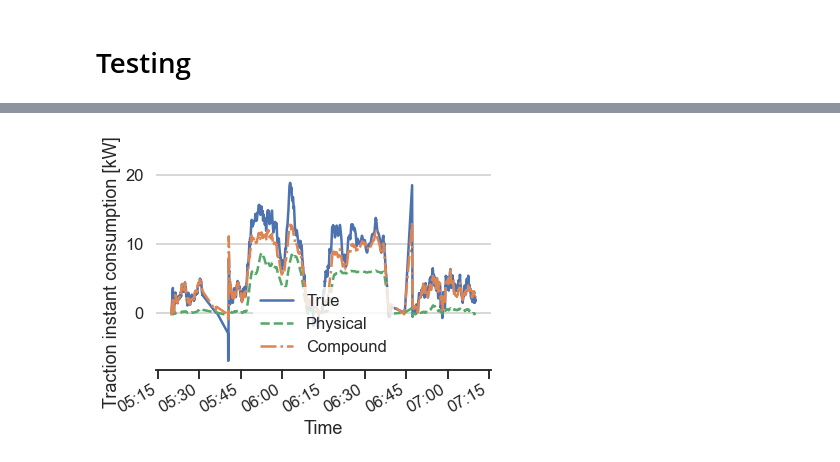
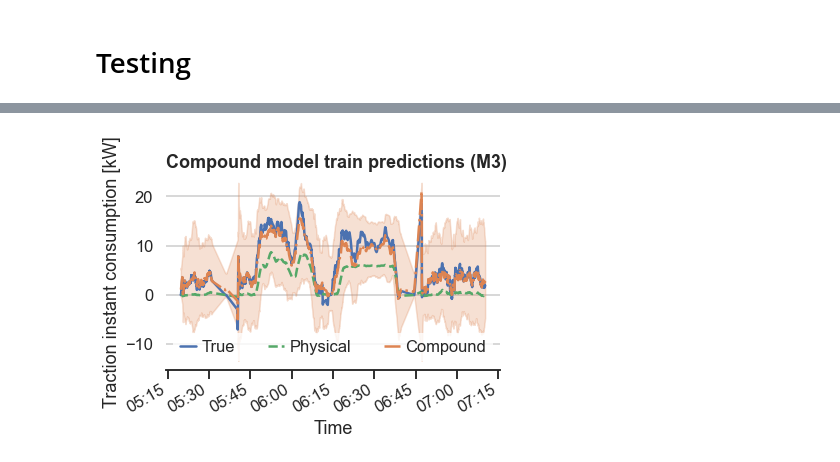
Before and after one commit to simonmoesorensen/energy-consumption-project, a Jupyter notebook: notebooks/combined_model.ipynb, the cells around one changed output, grey strips where cells are left out. Saved outputs shown, nothing was run; the diff lists cells and outputs as text; code cells hidden in the pictures.

```diff
--- a/notebooks/combined_model.ipynb
+++ b/notebooks/combined_model.ipynb
@@ -233,24 +271,48 @@ print(r2_score(df_test['traction_instant_consumption'], df_test['kW_pred_final']
+# %%
+df_plot = df.query(f"`trip` == {train_trip}").drop(["route"], axis=1).rolling("2min").mean().reset_index()
+
+fig, ax = plt.subplots()
+
+
+
+sns.lineplot(data=df_plot, x="TS_or_Distance", y="traction_instant_consumption", label='True', color=TRUE_COLOR, linestyle=TRUE_STYLE)
+sns.lineplot(data=df_plot, x="TS_or_Distance", y="kW_pred", label='Physical', color=PHYSICAL_COLOR, linestyle=PHYSICAL_STYLE)
+sns.lineplot(data=df_plot, x="TS_or_Distance", y="kW_pred_final", label='Compound', color=COMPOUND_COLOR, linestyle=COMPOUND_STYLE)
+ax.fill_between(x=df_plot["TS_or_Distance"], y1=df_plot["kW_pred_final_lower"], y2=df_plot["kW_pred_final_upper"], color=COMPOUND_COLOR, alpha=0.25)
+
+ax.legend(ncol=len(ax.lines), handlelength=1, handletextpad=0.3, loc="lower center")
+ax.set(
+    title=f'Compound model train predictions ({train_route})',
+    xlabel="Time",
+    ylabel="Traction instant consumption [kW]",
+)
+if train_trip == 7792:
+    ax.set(xlim=[datetime(2021, 4, 22, 1, 0, 0), datetime(2021, 4, 22, 3, 15, 0)])
+fig.autofmt_xdate()
+ax.xaxis.set_major_formatter(mdates.DateFormatter('%H:%M'))
+fig.savefig("../figures/compound_train.pdf")
+fig.savefig("../figures/compound_train.png")
+# %% [output]
+[figure, added]
 # %%
-df_plot = df.query(f"`trip` == {train_trip}").drop(["route"], axis=1).rolling("2min").mean().reset_index()
+# df_plot = df.query(f"`trip` == {train_trip}").drop(["route"], axis=1).rolling("2min").mean().reset_index()
 
-fig, ax = plt.subplots()
-sns.lineplot(data=df_plot, x="TS_or_Distance", y="traction_instant_consumption", label='True', color=TRUE_COLOR, linestyle=TRUE_STYLE)
-sns.lineplot(data=df_plot, x="TS_or_Distance", y="kW_pred", label='Physical', color=PHYSICAL_COLOR, linestyle=PHYSICAL_STYLE)
-sns.lineplot(data=df_plot, x="TS_or_Distance", y="kW_pred_final", label='Compound', color=COMPOUND_COLOR, linestyle=COMPOUND_STYLE)
+# fig, ax = plt.subplots()
+# sns.lineplot(data=df_plot, x="TS_or_Distance", y="traction_instant_consumption", label='True', color=TRUE_COLOR, linestyle=TRUE_STYLE)
+# sns.lineplot(data=df_plot, x="TS_or_Distance", y="kW_pred", label='Physical', color=PHYSICAL_COLOR, linestyle=PHYSICAL_STYLE)
+# sns.lineplot(data=df_plot, x="TS_or_Distance", y="kW_pred_final", label='Compound', color=COMPOUND_COLOR, linestyle=COMPOUND_STYLE)
 
-ax.set(
-    # title='Physical and compound model predictions on train set',
-    xlabel="Time",
-    ylabel="Traction instant consumption [kW]",
-)
-if train_trip == 7792:
-    ax.set(xlim=[datetime(2021, 4, 22, 1, 0, 0), datetime(2021, 4, 22, 3, 15, 0)])
-fig.autofmt_xdate()
-ax.xaxis.set_major_formatter(mdates.DateFormatter('%H:%M'))
-fig.savefig("../figures/compound_train.pdf")
-fig.savefig("../figures/compound_train.png")
+# ax.set(
+#     # title='Physical and compound model predictions on train set',
+#     xlabel="Time",
+#     ylabel="Traction instant consumption [kW]",
+# )
+# if train_trip == 7792:
+#     ax.set(xlim=[datetime(2021, 4, 22, 1, 0, 0), datetime(2021, 4, 22, 3, 15, 0)])
+# fig.autofmt_xdate()
+# ax.xaxis.set_major_formatter(mdates.DateFormatter('%H:%M'))
+# fig.savefig("../figures/compound_train.pdf")
+# fig.savefig("../figures/compound_train.png")
-# %% [output]
-[figure, removed]
 # %%
 df_plot = df_test.query(f"`trip` == {test_trip}").drop(["route"], axis=1).rolling("2min").mean().reset_index()
 
```
Also changed, not shown: parts of 12 cells of this notebook, 36 other files.
